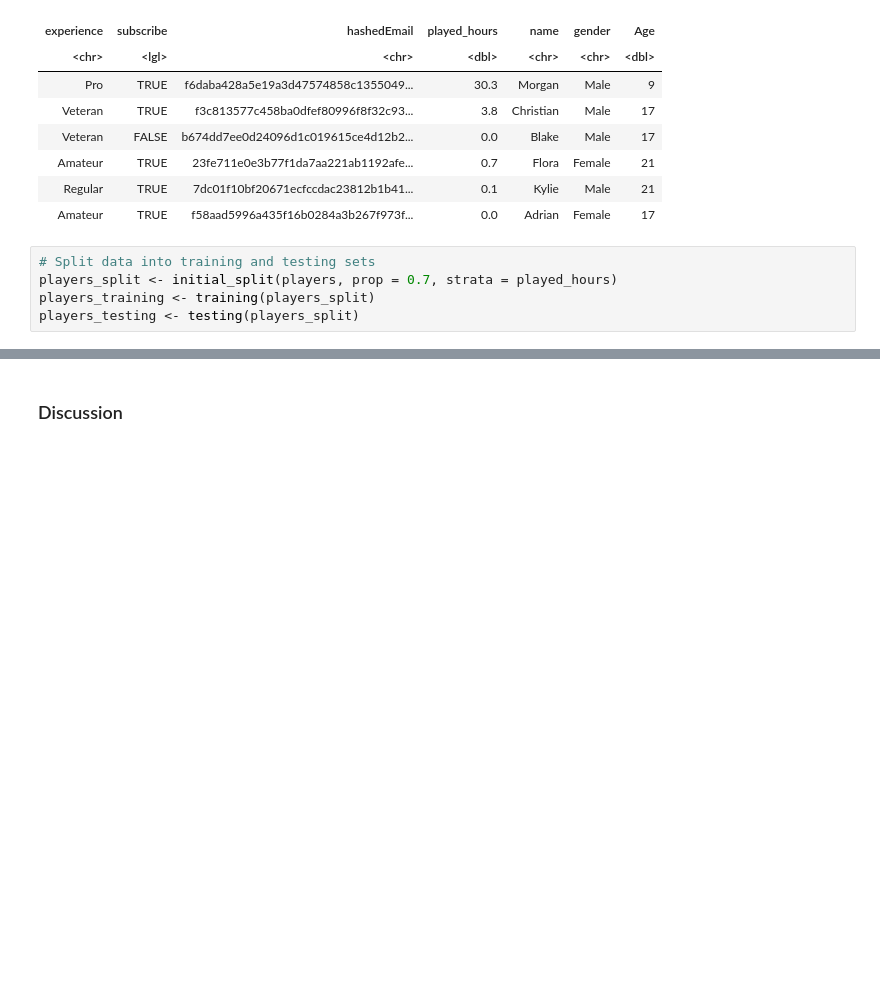
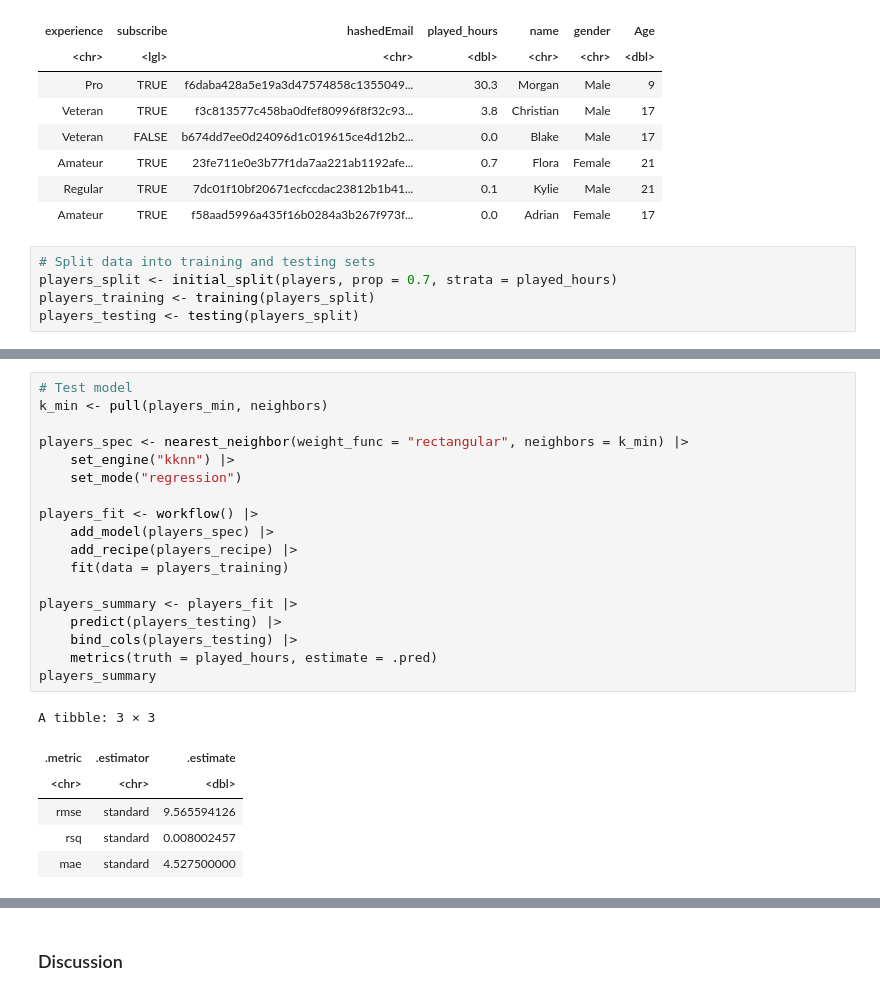
Before and after one commit to ckmidas/dsci100-2024w-group14, a Jupyter notebook: project_final.ipynb, the cells around one changed output, grey strips where cells are left out. Saved outputs shown, nothing was run; the diff lists cells and outputs as text; blank space fills up the shorter version.

```diff
--- a/project_final.ipynb
+++ b/project_final.ipynb
@@ -72,0 +87,25 @@ players_testing <- testing(players_split)
+# %%
+# Test model
+k_min <- pull(players_min, neighbors)
+
+players_spec <- nearest_neighbor(weight_func = "rectangular", neighbors = k_min) |>
+    set_engine("kknn") |>
+    set_mode("regression")
+
+players_fit <- workflow() |>
+    add_model(players_spec) |>
+    add_recipe(players_recipe) |>
+    fit(data = players_training)
+
+players_summary <- players_fit |>
+    predict(players_testing) |>
+    bind_cols(players_testing) |>
+    metrics(truth = played_hours, estimate = .pred)
+players_summary
+# %% [output]
+A tibble: 3 × 3
+| .metric | .estimator | .estimate |
+| <chr> | <chr> | <dbl> |
+| rmse | standard | 9.565594126 |
+| rsq | standard | 0.008002457 |
+| mae | standard | 4.527500000 |
```
Also changed, not shown: parts of 6 cells of this notebook.
